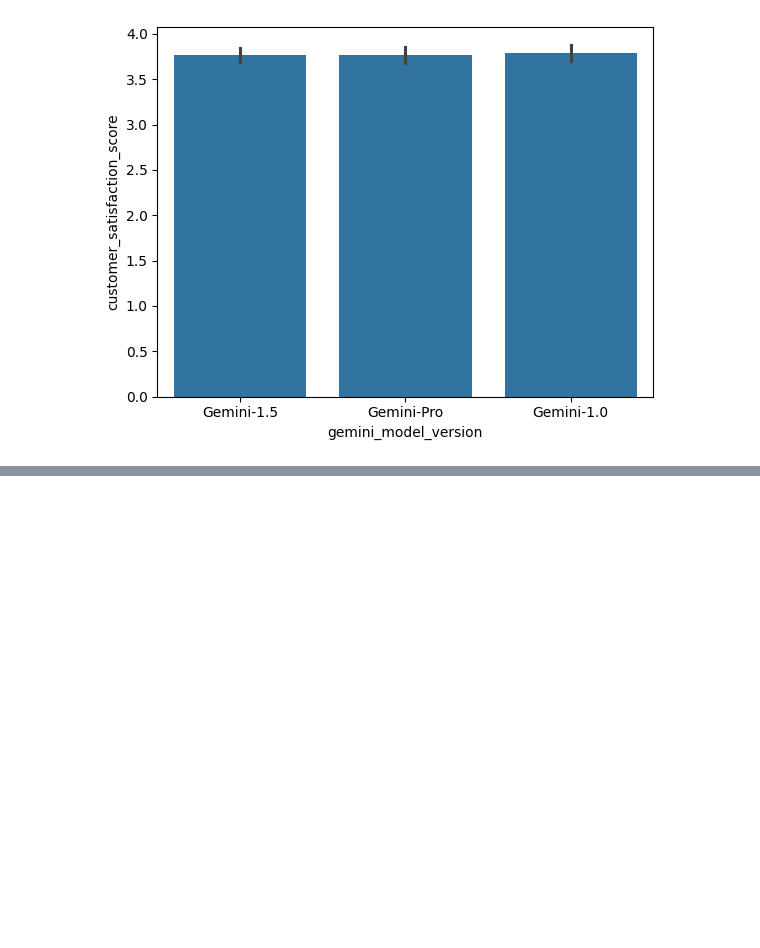
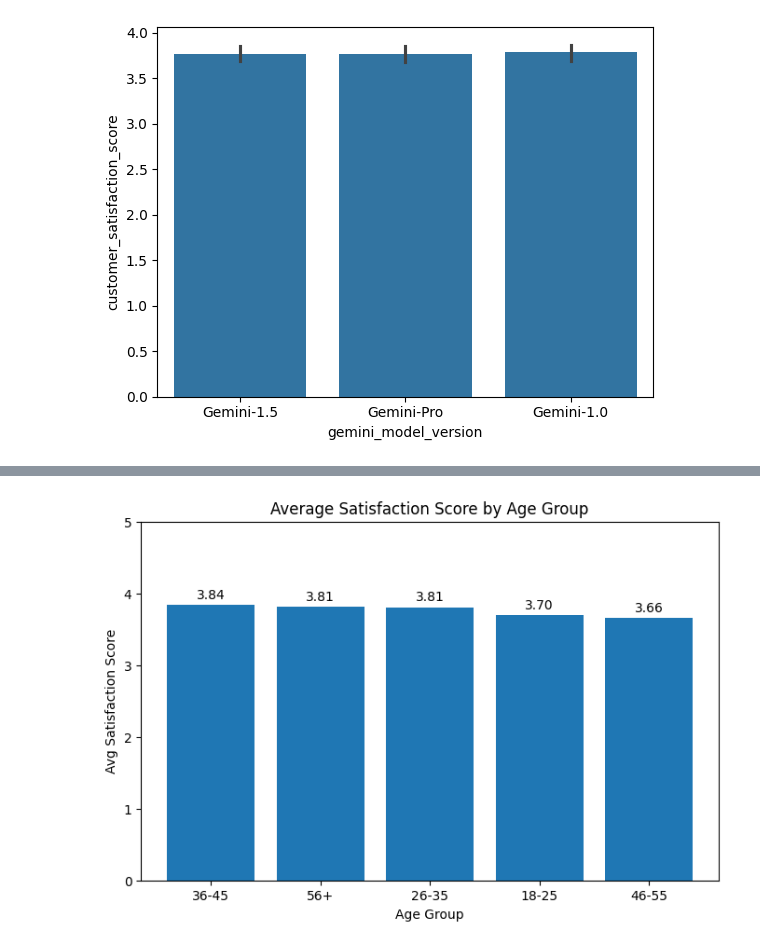
Before and after one commit to vermanaman419-prog/User-Interaction-Satisfaction-Analysis-of-Gen-AI-Model, a Jupyter notebook: 📊_User_Interaction_&_Satisfaction_Analysis_of_Generative_AI_Model_.ipynb, the cells around one changed output, grey strips where cells are left out. Saved outputs shown, nothing was run; the diff lists cells and outputs as text; code cells hidden in the pictures; blank space fills up the shorter version.

```diff
--- a/📊_User_Interaction_&_Satisfaction_Analysis_of_Generative_AI_Model_.ipynb
+++ b/📊_User_Interaction_&_Satisfaction_Analysis_of_Generative_AI_Model_.ipynb
@@ -211,2 +241,29 @@ plt.show()
+# %%
+plt.figure(figsize=(8,5))
+bars = plt.bar(
+    age_satisfaction['age_group'],
+    age_satisfaction['customer_satisfaction_score']
+)
+
+plt.title('Average Satisfaction Score by Age Group')
+plt.xlabel('Age Group')
+plt.ylabel('Avg Satisfaction Score')
+plt.ylim(0,5)
+
+# Add values on top of bars
+for bar in bars:
+    height = bar.get_height()
+    plt.text(
+        bar.get_x() + bar.get_width()/2,
+        height + 0.05,
+        f'{height:.2f}',
+        ha='center',
+        va='bottom',
+        fontsize=10
+    )
+
+plt.show()
+# %% [output]
+[figure, added]
 # %%
 df.to_csv("Gen_AI_model_cleaned_data.csv", index=False)
```
Also changed, not shown: parts of 2 cells of this notebook.
